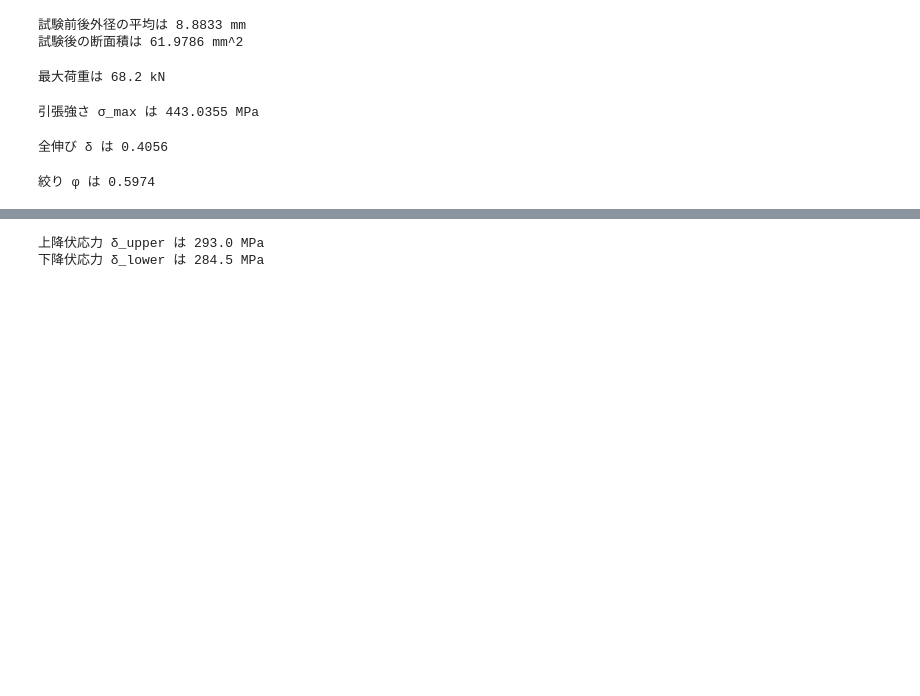
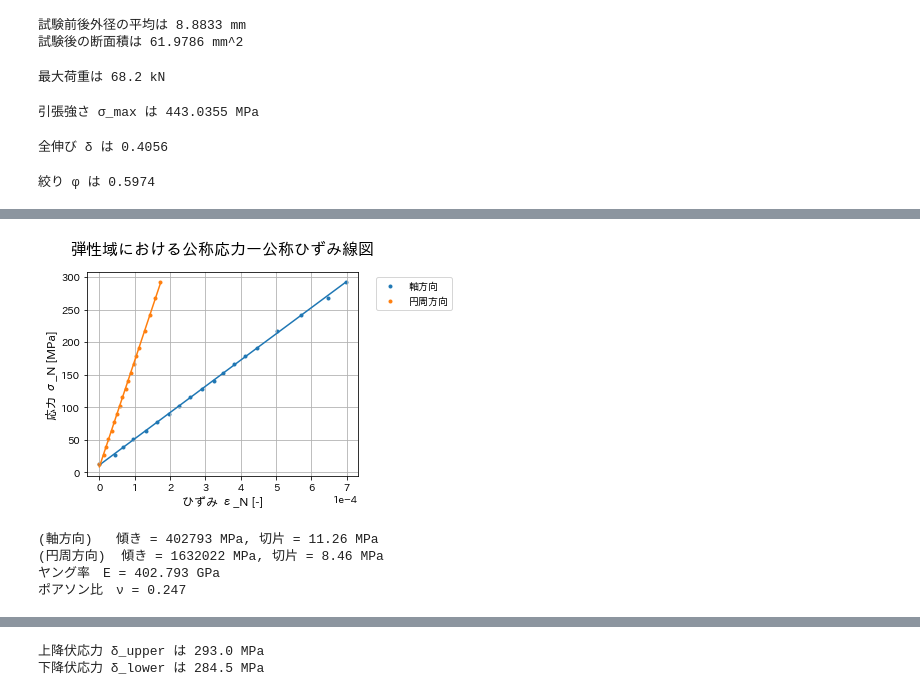
Before and after one commit to aimanamri/mechanicalEngineering, a Jupyter notebook: tensile-test.ipynb, the cells around one changed output, grey strips where cells are left out. Drawn from its saved outputs; the diff is of its cells as text; code cells hidden in the pictures; blank space fills up the shorter version.

Commit message:
Finished data analysis of tensile strength
Did changes to few lines to get the final results

```diff
--- a/tensile-test.ipynb
+++ b/tensile-test.ipynb
@@ -170,0 +167,3 @@ hippari2.to_csv("hippari2.csv",index=False,float_format='%g')
+# %%
+jiku = hippari.iloc[:,[4,5]].iloc[:19,:]
+print(jiku)
@@ -170,0 +191,3 @@ hippari2.to_csv("hippari2.csv",index=False,float_format='%g')
+# %%
+enshu = hippari.iloc[:19,[4,8]].abs()
+print(enshu)
@@ -171,3 +235,34 @@ hippari2.to_csv("hippari2.csv",index=False,float_format='%g')
+# %%
+plt.title('弾性域における公称応力ー公称ひずみ線図',fontsize=16,pad=18)
+
+#obtain m (slope) and b(intercept) of linear regression line
+m, b = np.polyfit(jiku["Nominal Strain"], jiku["Nominal Stress (MPa)"], 1)
+plt.plot(jiku["Nominal Strain"], m*jiku["Nominal Strain"]+b)
+plt.scatter(jiku["Nominal Strain"],jiku["Nominal Stress (MPa)"],label = "軸方向",marker= ".")
+
+m2, b2 = np.polyfit(enshu["Nominal Strain 2"], enshu["Nominal Stress (MPa)"], 1)
+plt.plot(enshu["Nominal Strain 2"], m2*enshu["Nominal Strain 2"]+b2)
+plt.scatter(enshu["Nominal Strain 2"],enshu["Nominal Stress (MPa)"],label = "円周方向",marker= ".")
+
+plt.xlabel('ひずみ ε_N [-]', fontsize=12)
+plt.ylabel('応力 σ_N [MPa]', fontsize=12)
+plt.ticklabel_format(axis="x", style="sci", scilimits=(0,0))
+plt.grid()
+plt.legend(bbox_to_anchor=(1.05, 1.0), loc='upper left')
+plt.tight_layout()
+plt.show()
+# %% [output]
+[figure, added]
+# %%
+print(f'(軸方向)   傾き = {int(m.round(0))} MPa, 切片 = {b.round(2)} MPa')
+print(f'(円周方向)  傾き = {int(m2.round(0))} MPa, 切片 = {b2.round(2)} MPa')
+print(f'ヤング率　E = {int(m.round(0))*10**(-3)} GPa')
+print(f'ポアソン比　ν = {(m/m2).round(3)}')
+# %% [output]
+(軸方向)   傾き = 402793 MPa, 切片 = 11.26 MPa
+(円周方向)  傾き = 1632022 MPa, 切片 = 8.46 MPa
+ヤング率　E = 402.793 GPa
+ポアソン比　ν = 0.247
 # %%
 print(hippari)
 # %% [output]
```
Also changed, not shown: parts of 23 cells of this notebook, 5 other files.
